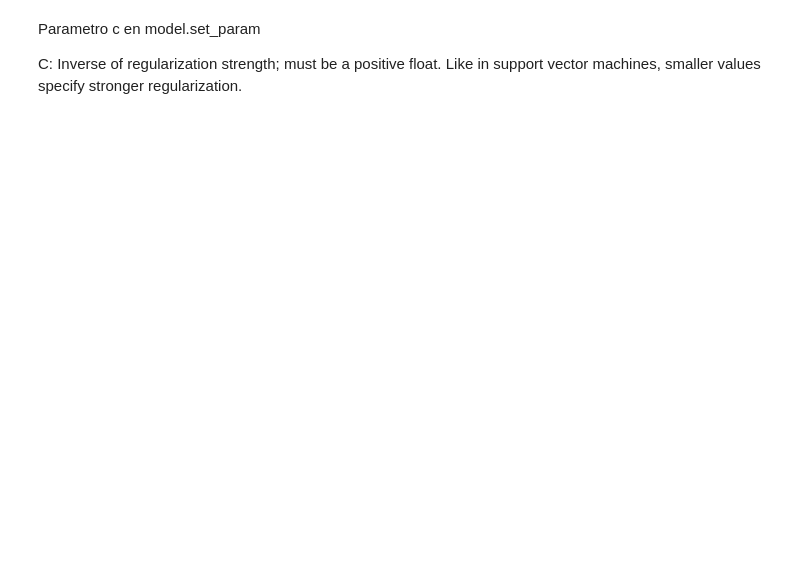
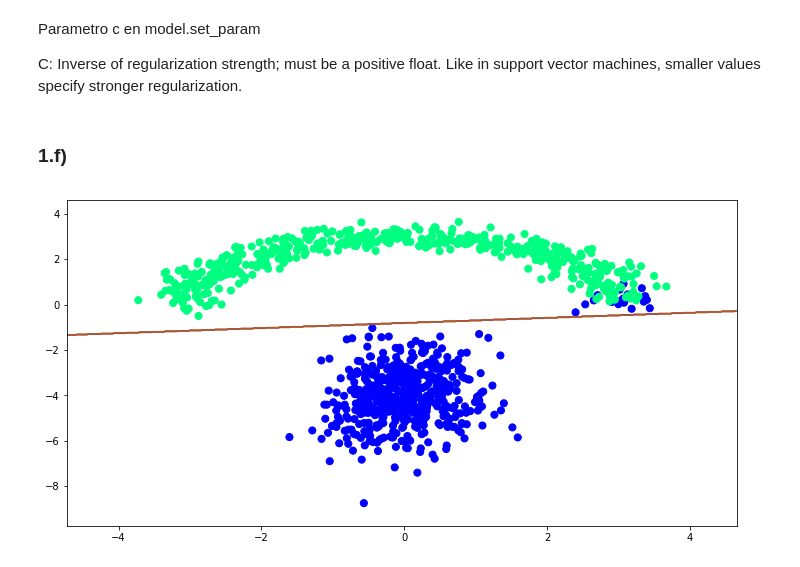
Before and after one commit to GabrielValenzuelaLorca/tarea2maquinas, a Jupyter notebook: Tarea 2.ipynb, the cells around one changed output. Cells and saved outputs as stored; diff of their text form; code cells hidden in the pictures; blank space fills up the shorter version.

```diff
--- a/Tarea 2.ipynb
+++ b/Tarea 2.ipynb
@@ -114,3 +114,15 @@ interactive(visualize_border_interactive,param=(p_min,p_max))
 Parametro c en model.set_param
 
 C: Inverse of regularization strength; must be a positive float. Like in support vector machines, smaller values specify stronger regularization.
+# %% [markdown]
+### 1.f)
+# %%
+from sklearn.svm import SVC as SVM #SVC is for classification
+def train_model(param):
+    model= SVM()
+    model.set_params(C=param,kernel='linear')
+    model.fit(X,y)
+    return model
+interactive(visualize_border_interactive,param=(p_min,p_max))
+# %% [output]
+[figure, added]
```
Also changed, not shown: parts of 5 cells of this notebook.
